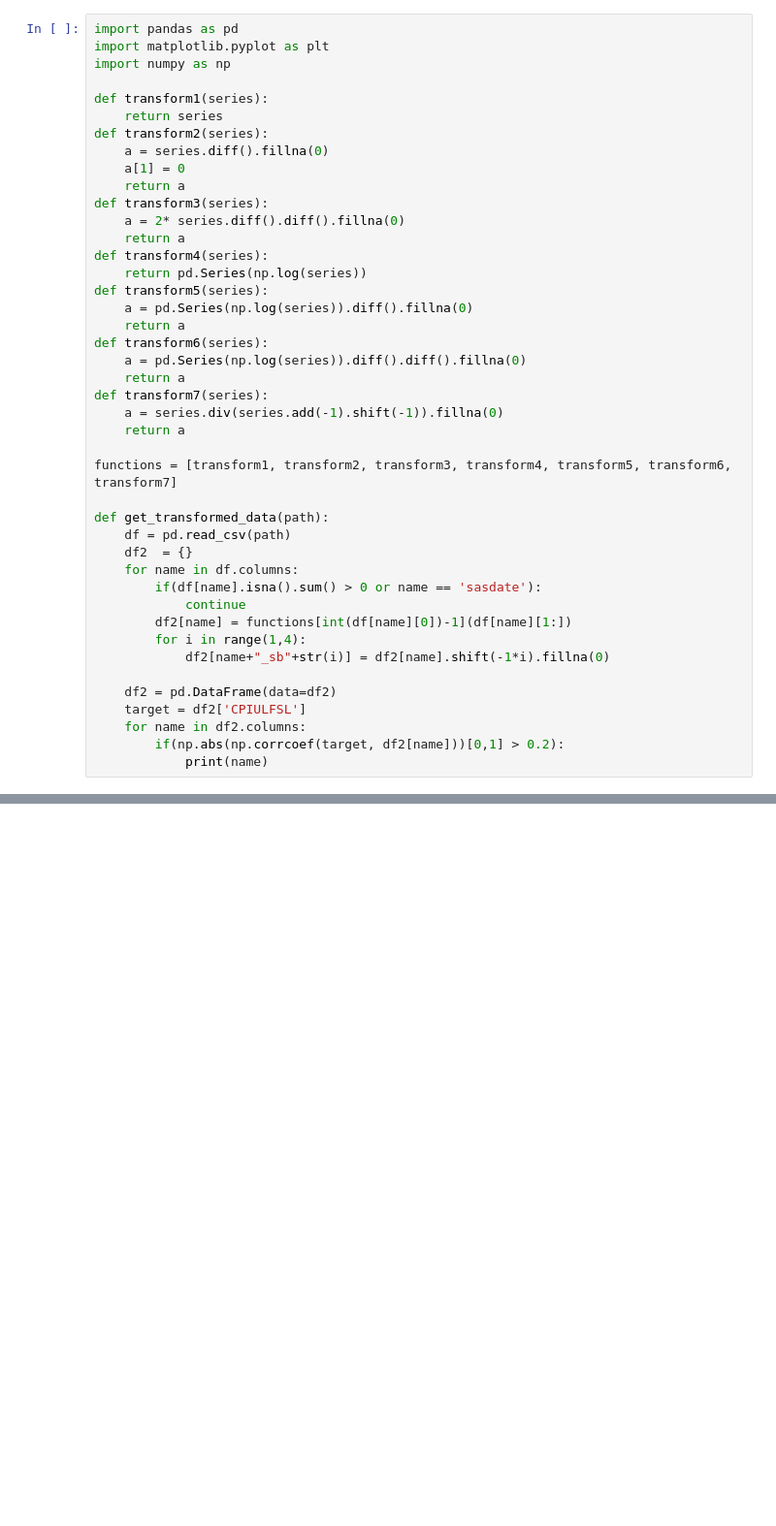
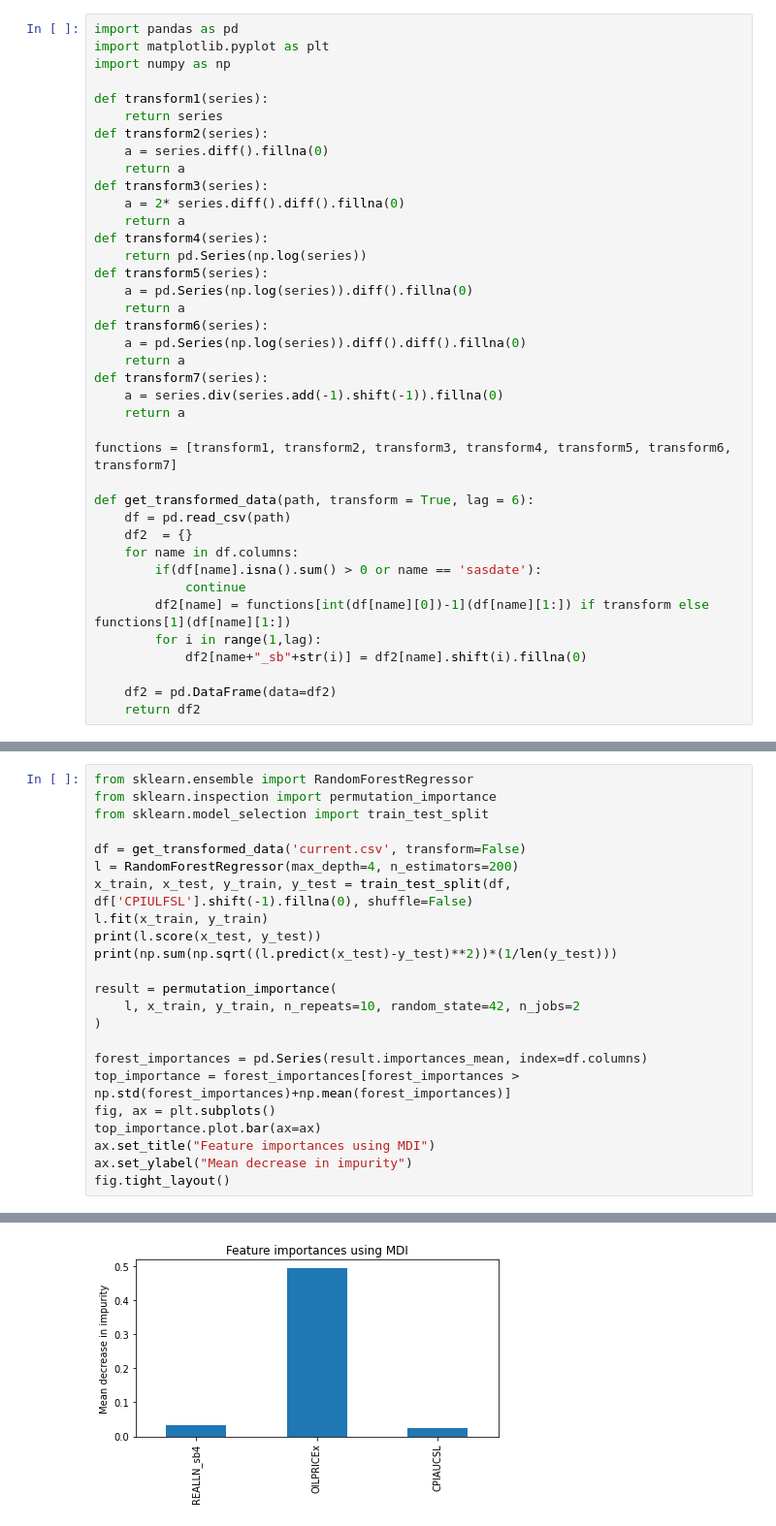
Before and after one commit to danjsabra/CPI_Model, a Jupyter notebook: clean_data.ipynb, the cells around one changed output, grey strips where cells are left out. Shown: that part at 97% size. Cells and saved outputs as stored; diff of their text form; blank space fills up the shorter version.

```diff
--- a/clean_data.ipynb
+++ b/clean_data.ipynb
@@ -7,7 +7,6 @@ def transform1(series):
     return series
 def transform2(series):
     a = series.diff().fillna(0)
-    a[1] = 0
     return a
 def transform3(series):
     a = 2* series.diff().diff().fillna(0)
@@ -26,18 +25,15 @@ def transform7(series):
 
 functions = [transform1, transform2, transform3, transform4, transform5, transform6, transform7]
 
-def get_transformed_data(path):
+def get_transformed_data(path, transform = True, lag = 6):
     df = pd.read_csv(path)
     df2  = {}
     for name in df.columns:
         if(df[name].isna().sum() > 0 or name == 'sasdate'):
             continue
-        df2[name] = functions[int(df[name][0])-1](df[name][1:])
-        for i in range(1,4):
-            df2[name+"_sb"+str(i)] = df2[name].shift(-1*i).fillna(0)
+        df2[name] = functions[int(df[name][0])-1](df[name][1:]) if transform else functions[1](df[name][1:])
+        for i in range(1,lag):
+            df2[name+"_sb"+str(i)] = df2[name].shift(i).fillna(0)
 
     df2 = pd.DataFrame(data=df2)
-    target = df2['CPIULFSL']
-    for name in df2.columns:
-        if(np.abs(np.corrcoef(target, df2[name]))[0,1] > 0.2):
-            print(name)
+    return df2
@@ -71,0 +76,24 @@ l.score(x_train, y_train)
+# %%
+from sklearn.ensemble import RandomForestRegressor
+from sklearn.inspection import permutation_importance
+from sklearn.model_selection import train_test_split
+
+df = get_transformed_data('current.csv', transform=False)
+l = RandomForestRegressor(max_depth=4, n_estimators=200)
+x_train, x_test, y_train, y_test = train_test_split(df, df['CPIULFSL'].shift(-1).fillna(0), shuffle=False)
+l.fit(x_train, y_train)
+print(l.score(x_test, y_test))
+print(np.sum(np.sqrt((l.predict(x_test)-y_test)**2))*(1/len(y_test)))
+
+result = permutation_importance(
+    l, x_train, y_train, n_repeats=10, random_state=42, n_jobs=2
+)
+
+forest_importances = pd.Series(result.importances_mean, index=df.columns)
+top_importance = forest_importances[forest_importances > np.std(forest_importances)+np.mean(forest_importances)]
+fig, ax = plt.subplots()
+top_importance.plot.bar(ax=ax)
+ax.set_title("Feature importances using MDI")
+ax.set_ylabel("Mean decrease in impurity")
+fig.tight_layout()
+# %% [output]
@@ -71,0 +102 @@ l.score(x_train, y_train)
+[figure, added]
```
Also changed, not shown: parts of 6 cells of this notebook, 1 other file.
